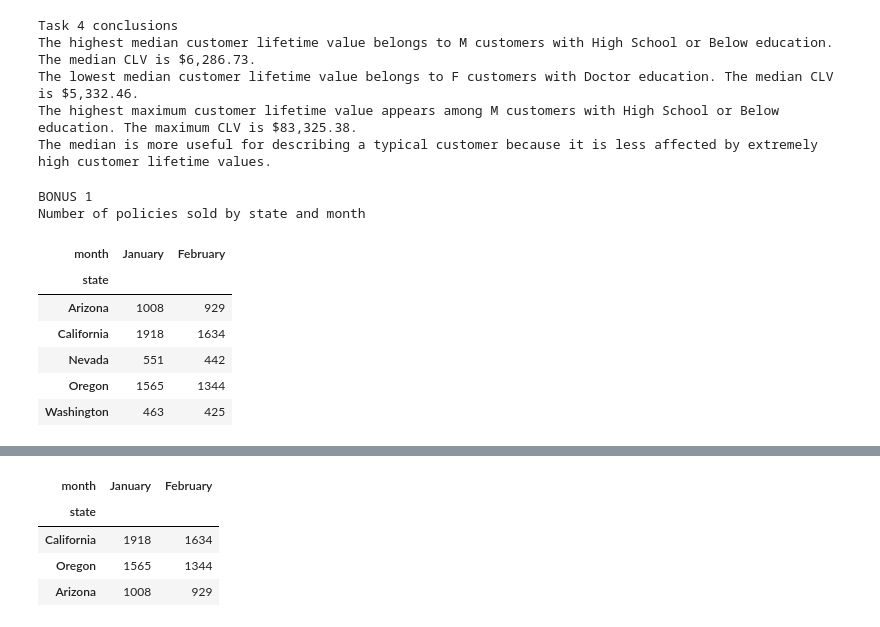
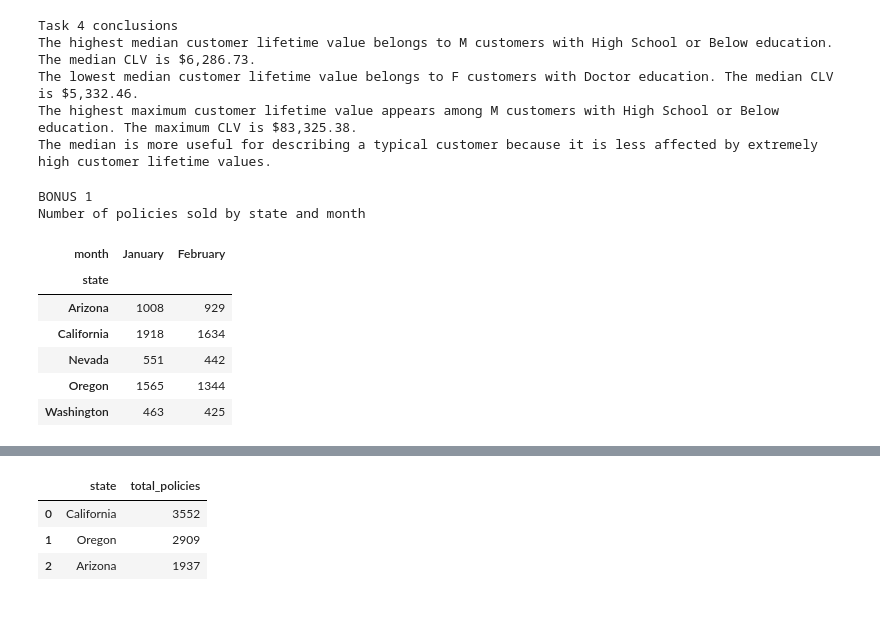
Before and after one commit to jannoelvero/lab-dw-data-aggregation-and-filtering, a Jupyter notebook: lab-dw-aggregating.ipynb, the cells around one changed output, grey strips where cells are left out. Drawn from its saved outputs; the diff is of its cells as text; code cells hidden in the pictures.

Commit message:
complete lab-dw-data-aggregation-and-filtering

```diff
--- a/lab-dw-aggregating.ipynb
+++ b/lab-dw-aggregating.ipynb
@@ -558,19 +558,55 @@ display(policies_by_state_month)
 
 # =========================================================
 # BONUS 2
-# Policies sold by month for the top 3 states
+# Number of policies sold by month for the top 3 states
 # =========================================================
 
-# Calculate total policies sold in each state first
+# Convert the date column to datetime
+df["effective_to_date"] = pd.to_datetime(
+    df["effective_to_date"],
+    errors="coerce"
+)
+
+# Create the month column
+df["month"] = df["effective_to_date"].dt.month_name()
+
+# Define chronological month order
+month_order = [
+    "January",
+    "February",
+    "March",
+    "April",
+    "May",
+    "June",
+    "July",
+    "August",
+    "September",
+    "October",
+    "November",
+    "December"
+]
+
+# Count policies sold by state and month
+state_month_policy_counts = (
+    df.dropna(subset=["state", "month"])
+    .groupby(
+        ["state", "month"],
+        as_index=False
+    )
+    .agg(
+        policies_sold=("customer", "count")
+    )
+)
+
+# Calculate the total number of policies sold per state
 state_policy_totals = (
-    df.dropna(subset=["state"])
+    state_month_policy_counts
     .groupby(
         "state",
         as_index=False
     )
-    .size()
-    .rename(
-        columns={"size": "total_policies"}
+    .agg(
+        total_policies=("policies_sold", "sum")
     )
     .sort_values(
         "total_policies",
@@ -579,19 +615,20 @@ state_policy_totals = (
     .reset_index(drop=True)
 )
 
-# Select the top three states by overall policy count
+# Select the top 3 states based on total policies sold
 top_3_states = (
     state_policy_totals
     .head(3)["state"]
     .tolist()
 )
 
-# Filter the state-month data to include only the top states
+# Filter the state-month counts for the top 3 states
 top_3_state_month_data = state_month_policy_counts[
     state_month_policy_counts["state"].isin(top_3_states)
 ].copy()
 
-# Create the final month-by-state table
+# Pivot the table:
+# states become rows and months become columns
 top_3_state_month = (
     top_3_state_month_data
     .pivot(
@@ -605,6 +642,29 @@ top_3_state_month = (
     )
     .fillna(0)
     .astype(int)
+)
+
+# Remove month columns that have no policy sales in the dataset
+top_3_state_month = top_3_state_month.loc[
+    :,
+    top_3_state_month.sum(axis=0) > 0
+]
+
+print("Top 3 states based on total policies sold:")
+display(state_policy_totals.head(3))
+
+print("\nPolicies sold by month for the top 3 states:")
+display(top_3_state_month)
+
+print(
+    f"\nThe top three states are {top_3_states[0]}, "
+    f"{top_3_states[1]}, and {top_3_states[2]}."
+)
+
+print(
+    "The states are displayed as rows, while the months are "
+    "displayed as columns in chronological order. Missing "
+    "state-month combinations are shown as 0."
 )
 
 # Remove months that contain only zeros
@@ -756,5 +815,4 @@ Policies sold by month for the top 3 states
-| month | January | February |
-| state |  |  |
-| California | 1918 | 1634 |
-| Oregon | 1565 | 1344 |
-| Arizona | 1008 | 929 |
+|  | state | total_policies |
+| 0 | California | 3552 |
+| 1 | Oregon | 2909 |
+| 2 | Arizona | 1937 |
```
Also changed, not shown: parts of 1 cell of this notebook.
